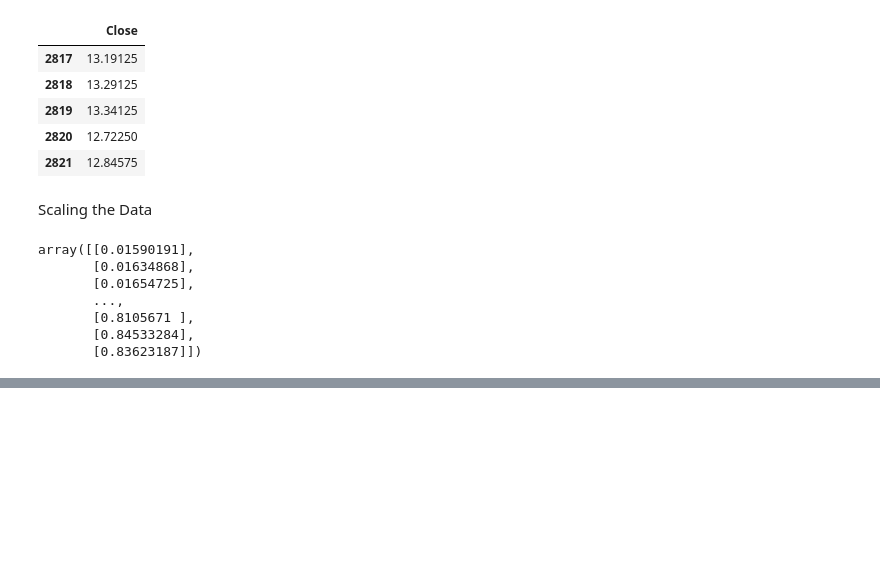
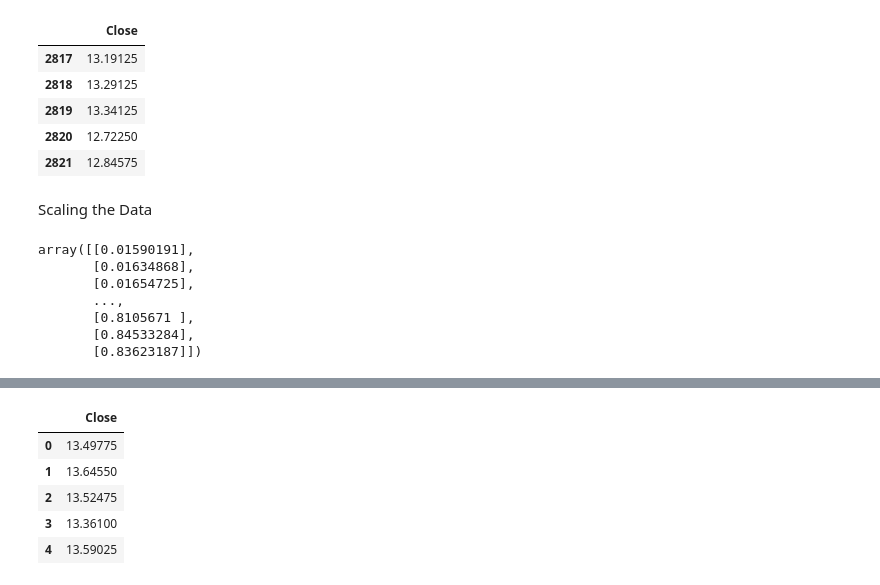
Before and after one commit to dawgboss/Stock-Market-Price-Prediction, a Jupyter notebook: LSTM Model.ipynb, the cells around one changed output, grey strips where cells are left out. Saved outputs shown, nothing was run; the diff lists cells and outputs as text; code cells hidden in the pictures; blank space fills up the shorter version.

```diff
--- a/LSTM Model.ipynb
+++ b/LSTM Model.ipynb
@@ -174,0 +281,13 @@ Y_train=[]
+# %%
+past_100_days = data_training.tail(100)
+# %%
+final_df= pd.concat([past_100_days, data_testing], ignore_index=True)
+# %%
+final_df.head()
+# %% [output]
+|  | Close |
+| 0 | 13.49775 |
+| 1 | 13.64550 |
+| 2 | 13.52475 |
+| 3 | 13.36100 |
+| 4 | 13.59025 |
```
Also changed, not shown: parts of 26 cells of this notebook, 2 other files.
